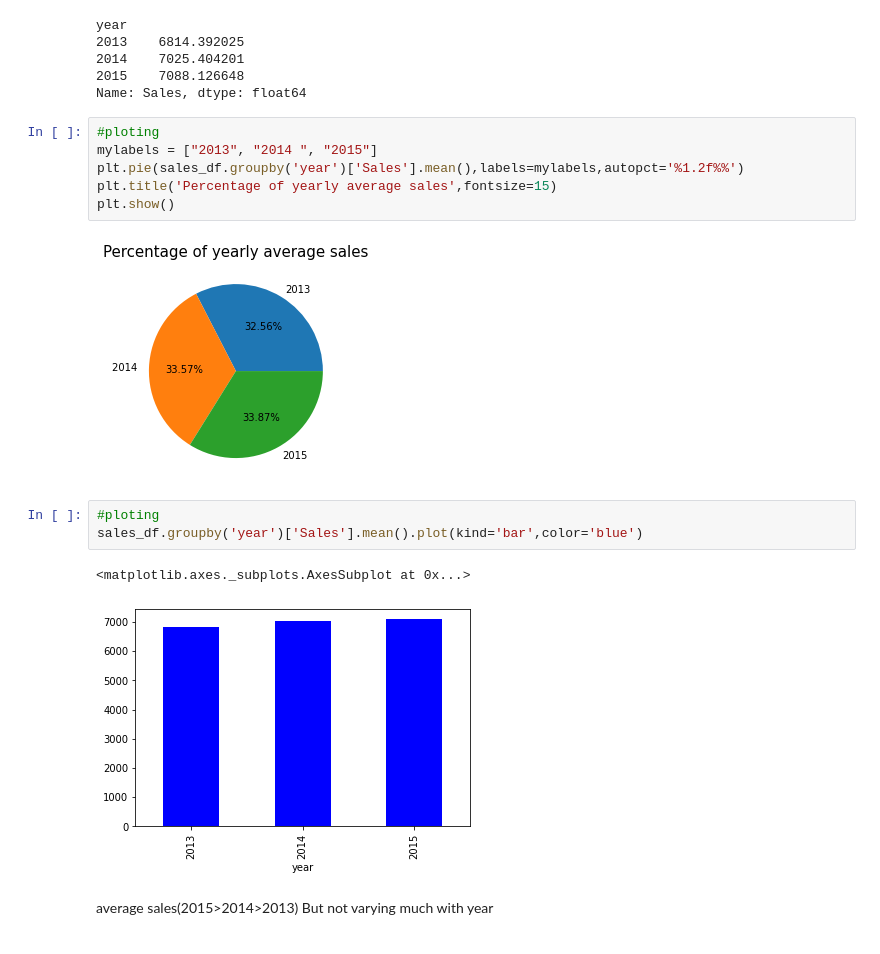
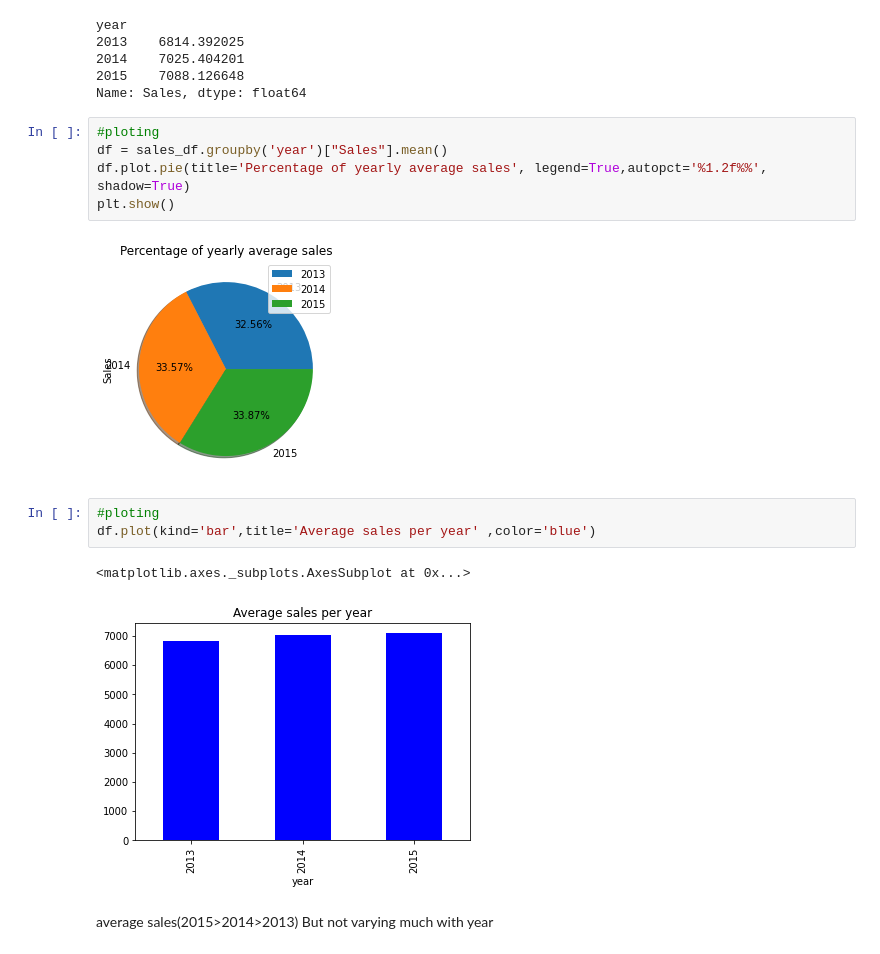
Before and after one commit to shivansh9770/Rossmann-Sales-Prediction-, a Jupyter notebook: Rossmann_Sales_Prediction_Capstone_Project.ipynb, the cells around one changed output. Saved outputs shown, nothing was run; the diff lists cells and outputs as text.

```diff
--- a/Rossmann_Sales_Prediction_Capstone_Project.ipynb
+++ b/Rossmann_Sales_Prediction_Capstone_Project.ipynb
@@ -352,18 +352,17 @@ year
 Name: Sales, dtype: float64
 # %%
 #ploting
-mylabels = ["2013", "2014 ", "2015"]
-plt.pie(sales_df.groupby('year')['Sales'].mean(),labels=mylabels,autopct='%1.2f%%')
-plt.title('Percentage of yearly average sales',fontsize=15)
+df = sales_df.groupby('year')["Sales"].mean()
+df.plot.pie(title='Percentage of yearly average sales', legend=True,autopct='%1.2f%%', shadow=True)
 plt.show()
 # %% [output]
-[figure, old version]
+[figure, new version]
 # %%
 #ploting
-sales_df.groupby('year')['Sales'].mean().plot(kind='bar',color='blue')
+df.plot(kind='bar',title='Average sales per year' ,color='blue')
 # %% [output]
 <matplotlib.axes._subplots.AxesSubplot at 0x...>
-[figure, old version]
+[figure, new version]
 # %% [markdown]
 average sales(2015>2014>2013)
 But not varying much with year
```
Also changed, not shown: parts of 15 cells of this notebook.
